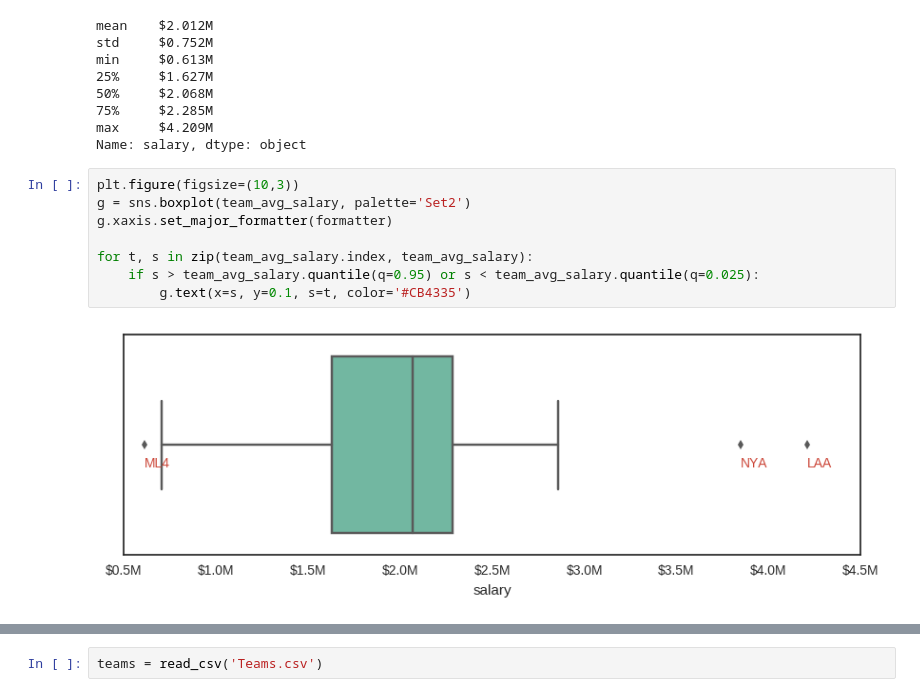
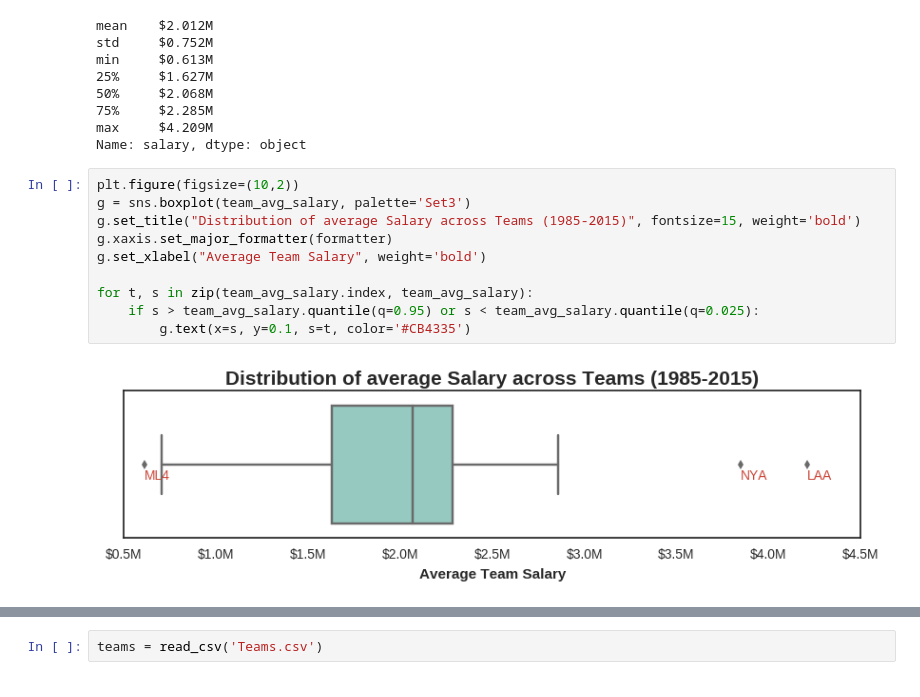
Before and after one commit to bonamprabhu/baseball-statistics, a Jupyter notebook: baseball-statistics.ipynb, the cells around one changed output, grey strips where cells are left out. Cells and saved outputs as stored; diff of their text form.

Commit message:
explore: Add distribution of team average salary

```diff
--- a/baseball-statistics.ipynb
+++ b/baseball-statistics.ipynb
@@ -100,12 +100,14 @@ min     $0.613M
 max     $4.209M
 Name: salary, dtype: object
 # %%
-plt.figure(figsize=(10,3))
-g = sns.boxplot(team_avg_salary, palette='Set2')
+plt.figure(figsize=(10,2))
+g = sns.boxplot(team_avg_salary, palette='Set3')
+g.set_title("Distribution of average Salary across Teams (1985-2015)", fontsize=15, weight='bold')
 g.xaxis.set_major_formatter(formatter)
+g.set_xlabel("Average Team Salary", weight='bold')
 
 for t, s in zip(team_avg_salary.index, team_avg_salary):
     if s > team_avg_salary.quantile(q=0.95) or s < team_avg_salary.quantile(q=0.025):
         g.text(x=s, y=0.1, s=t, color='#CB4335')
 # %% [output]
-[figure, old version]
+[figure, new version]
```
Also changed, not shown: parts of 11 cells of this notebook.
